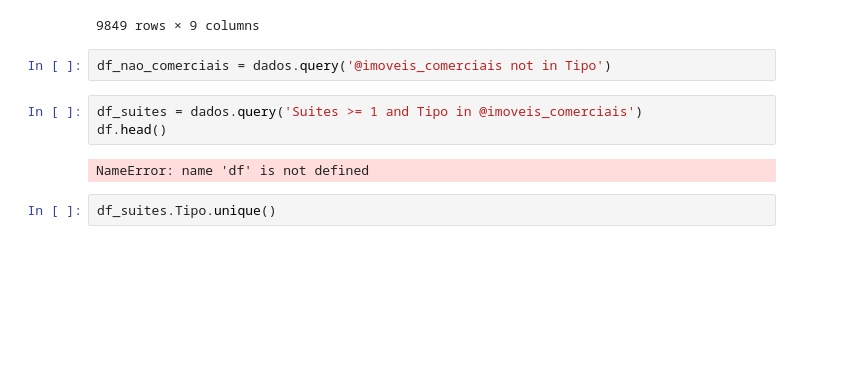
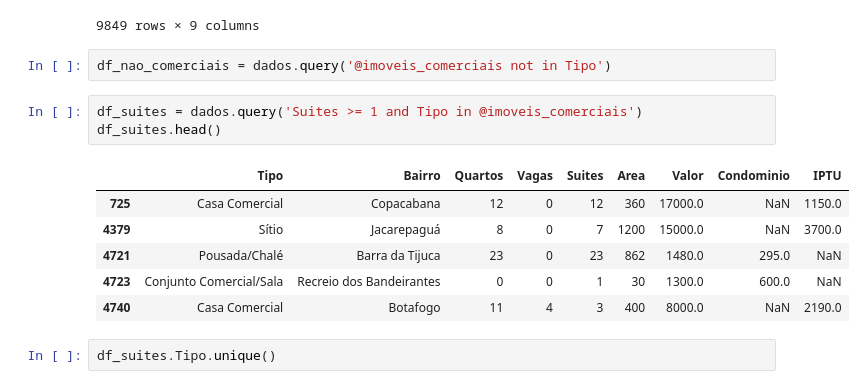
Before and after one commit to marcelosanto/alugueis-pandas, a Jupyter notebook: projeto_imobiliaria.ipynb, the cells around one changed output. Cells and saved outputs as stored; diff of their text form; blank space fills up the shorter version.

Commit message:
fix(notebook): Resolve NameError by using df_suites for commercial data

```diff
--- a/projeto_imobiliaria.ipynb
+++ b/projeto_imobiliaria.ipynb
@@ -219,9 +219,14 @@ dados.query('@imoveis_comerciais in Tipo')
 df_nao_comerciais = dados.query('@imoveis_comerciais not in Tipo')
 # %%
 df_suites = dados.query('Suites >= 1 and Tipo in @imoveis_comerciais')
-df.head()
+df_suites.head()
 # %% [output]
-NameError: name 'df' is not defined
+|  | Tipo | Bairro | Quartos | Vagas | Suites | Area | Valor | Condominio | IPTU |
+| 725 | Casa Comercial | Copacabana | 12 | 0 | 12 | 360 | 17000.0 | NaN | 1150.0 |
+| 4379 | Sítio | Jacarepaguá | 8 | 0 | 7 | 1200 | 15000.0 | NaN | 3700.0 |
+| 4721 | Pousada/Chalé | Barra da Tijuca | 23 | 0 | 23 | 862 | 1480.0 | 295.0 | NaN |
+| 4723 | Conjunto Comercial/Sala | Recreio dos Bandeirantes | 0 | 0 | 1 | 30 | 1300.0 | 600.0 | NaN |
+| 4740 | Casa Comercial | Botafogo | 11 | 4 | 3 | 400 | 8000.0 | NaN | 2190.0 |
 # %%
 df_suites.Tipo.unique()
 # %% [output]
```
Also changed, not shown: parts of 1 cell of this notebook.
